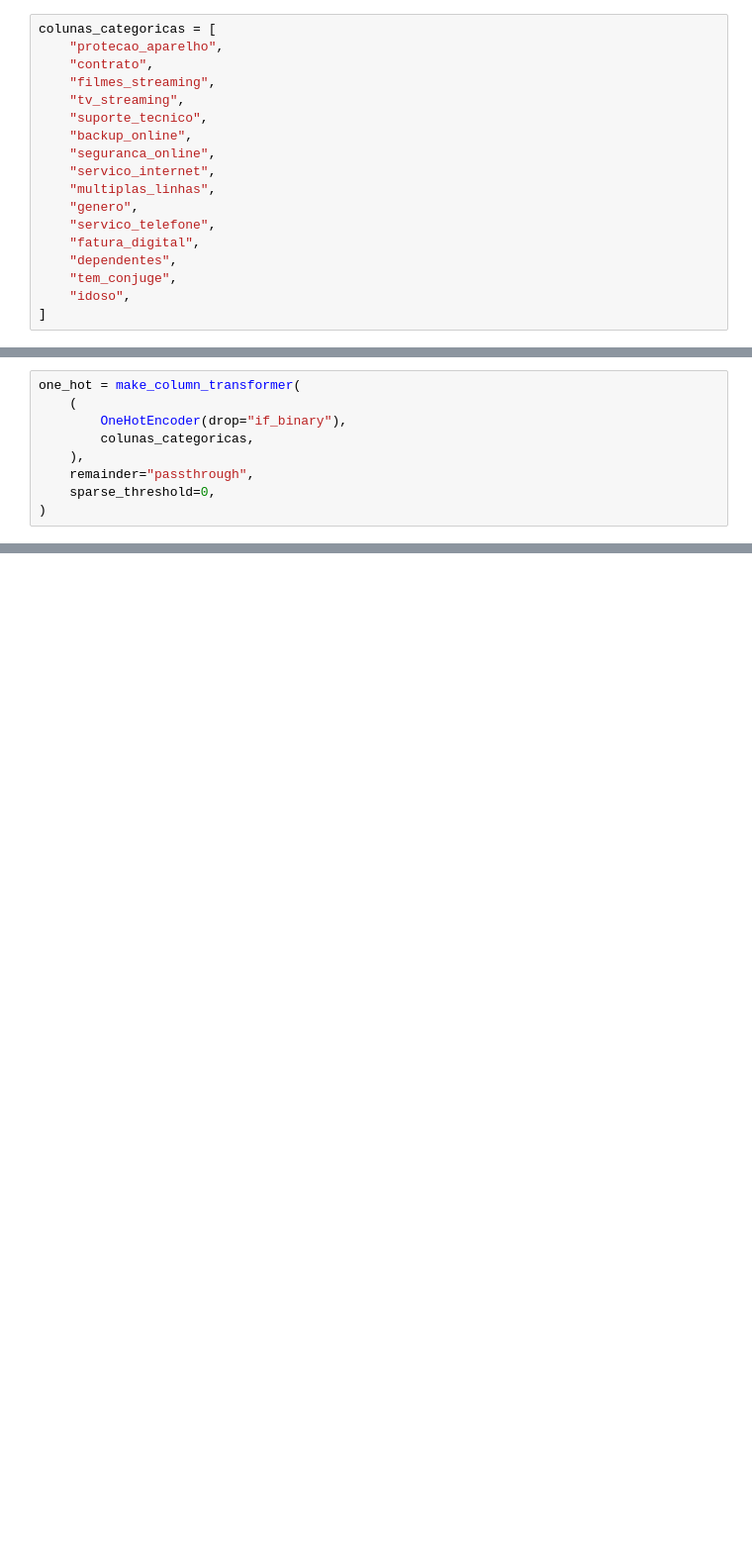
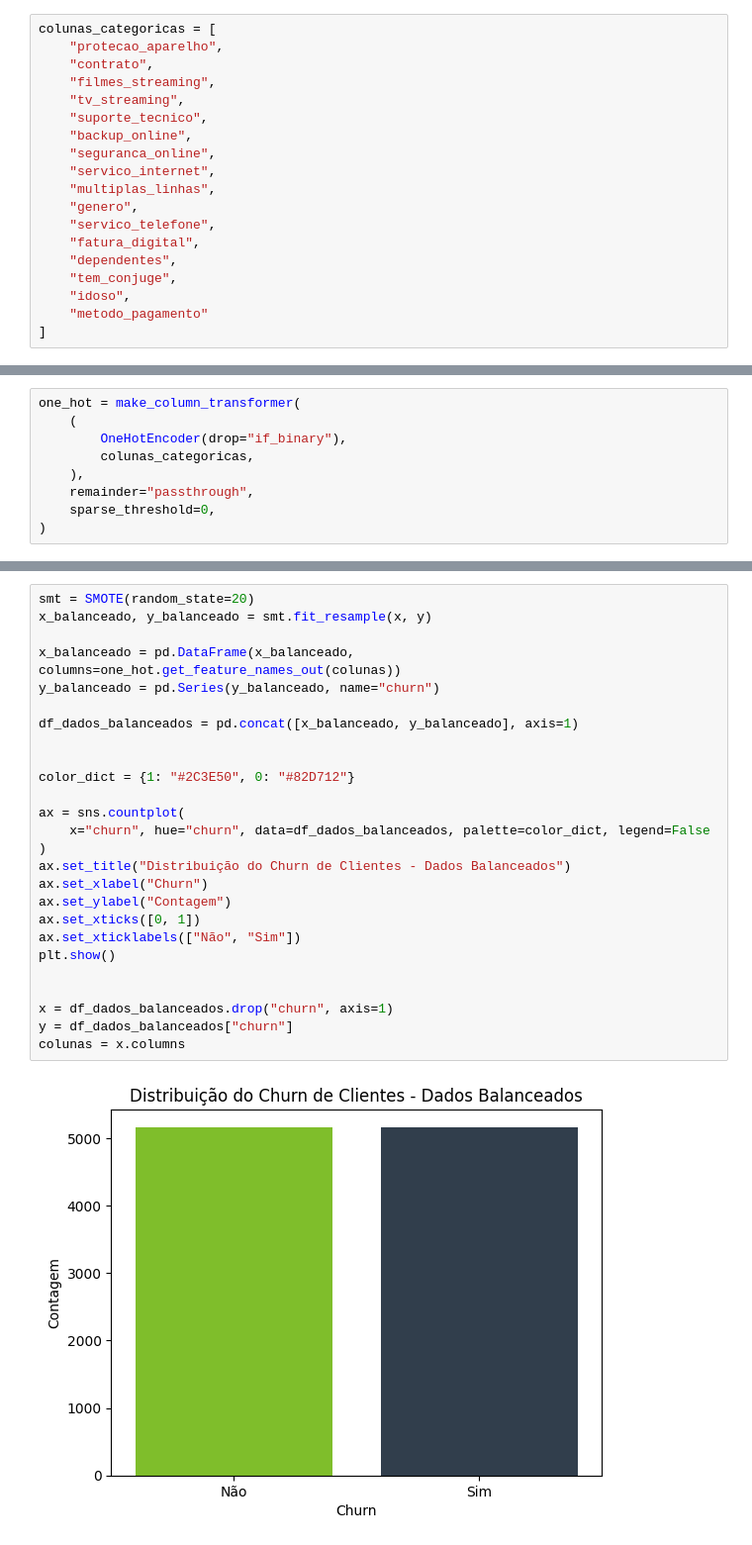
Before and after one commit to emilibohrer/telecom-x_parte2, a Jupyter notebook: telecom-x_BR.ipynb, the cells around one changed output, grey strips where cells are left out. Shown: that part at 99% size. Saved outputs shown, nothing was run; the diff lists cells and outputs as text; blank space fills up the shorter version.

```diff
--- a/telecom-x_BR.ipynb
+++ b/telecom-x_BR.ipynb
@@ -63,4 +73,5 @@ colunas_categoricas = [
     "dependentes",
     "tem_conjuge",
     "idoso",
+    "metodo_pagamento"
 ]
@@ -108,0 +121,28 @@ pd.DataFrame(x, columns = one_hot.get_feature_names_out(colunas))
+# %%
+smt = SMOTE(random_state=20)
+x_balanceado, y_balanceado = smt.fit_resample(x, y)
+
+x_balanceado = pd.DataFrame(x_balanceado, columns=one_hot.get_feature_names_out(colunas))
+y_balanceado = pd.Series(y_balanceado, name="churn")
+
+df_dados_balanceados = pd.concat([x_balanceado, y_balanceado], axis=1)
+
+
+color_dict = {1: "#2C3E50", 0: "#82D712"}
+
+ax = sns.countplot(
+    x="churn", hue="churn", data=df_dados_balanceados, palette=color_dict, legend=False
+)
+ax.set_title("Distribuição do Churn de Clientes - Dados Balanceados")
+ax.set_xlabel("Churn")
+ax.set_ylabel("Contagem")
+ax.set_xticks([0, 1])
+ax.set_xticklabels(["Não", "Sim"])
+plt.show()
+
+
+x = df_dados_balanceados.drop("churn", axis=1)
+y = df_dados_balanceados["churn"]
+colunas = x.columns
+# %% [output]
+[figure, added]
```
Also changed, not shown: parts of 38 cells of this notebook.
